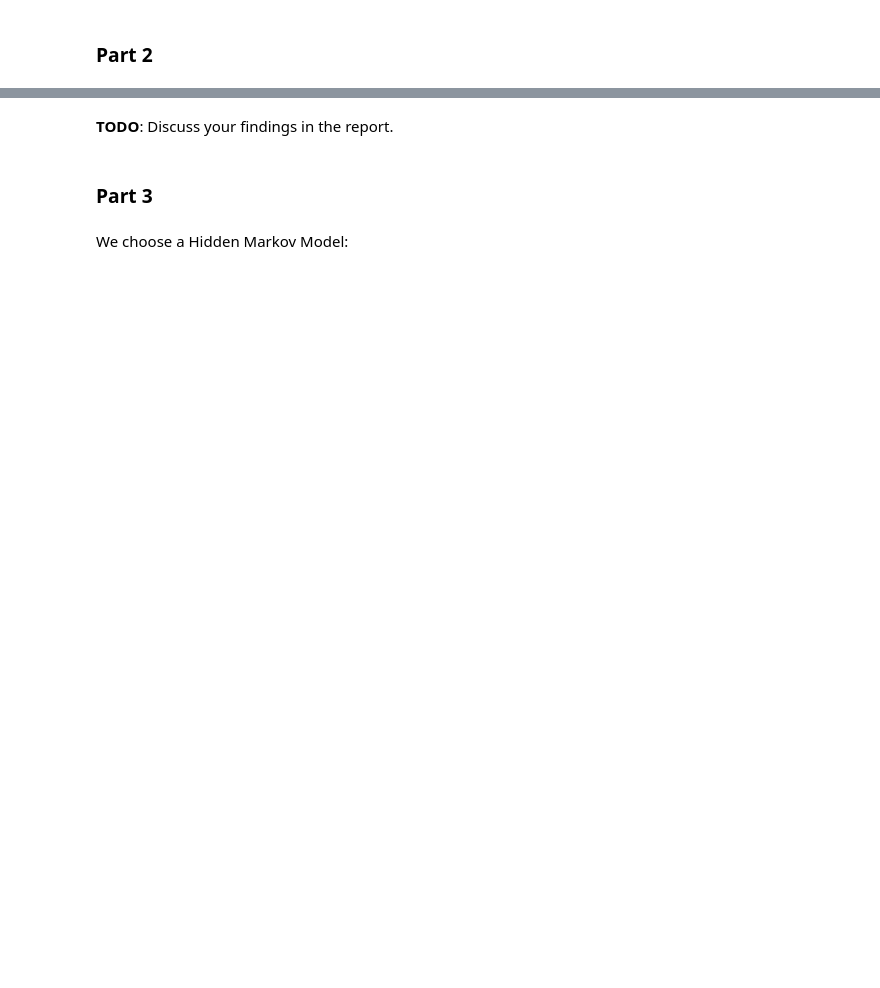
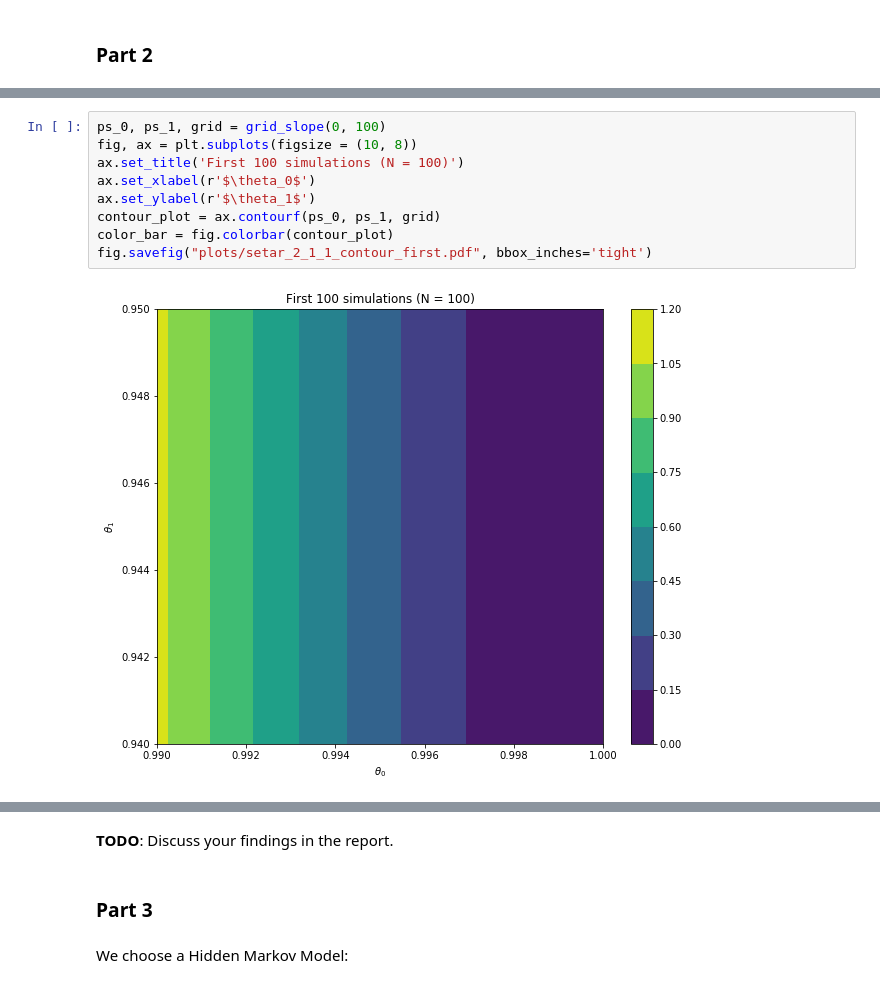
Before and after one commit to niklascp/02427-advanced-ts, a Jupyter notebook: ex2/ex2.ipynb, the cells around one changed output, grey strips where cells are left out. Saved outputs shown, nothing was run; the diff lists cells and outputs as text; blank space fills up the shorter version.

```diff
--- a/ex2/ex2.ipynb
+++ b/ex2/ex2.ipynb
@@ -152,0 +147,11 @@ ax.imshow(grid_slope(500, 1000))
+# %%
+ps_0, ps_1, grid = grid_slope(0, 100)
+fig, ax = plt.subplots(figsize = (10, 8))
+ax.set_title('First 100 simulations (N = 100)')
+ax.set_xlabel(r'$\theta_0$')
+ax.set_ylabel(r'$\theta_1$')
+contour_plot = ax.contourf(ps_0, ps_1, grid)
+color_bar = fig.colorbar(contour_plot)
+fig.savefig("plots/setar_2_1_1_contour_first.pdf", bbox_inches='tight')
+# %% [output]
+[figure, added]
```
Also changed, not shown: parts of 29 cells of this notebook, 2 other files.
